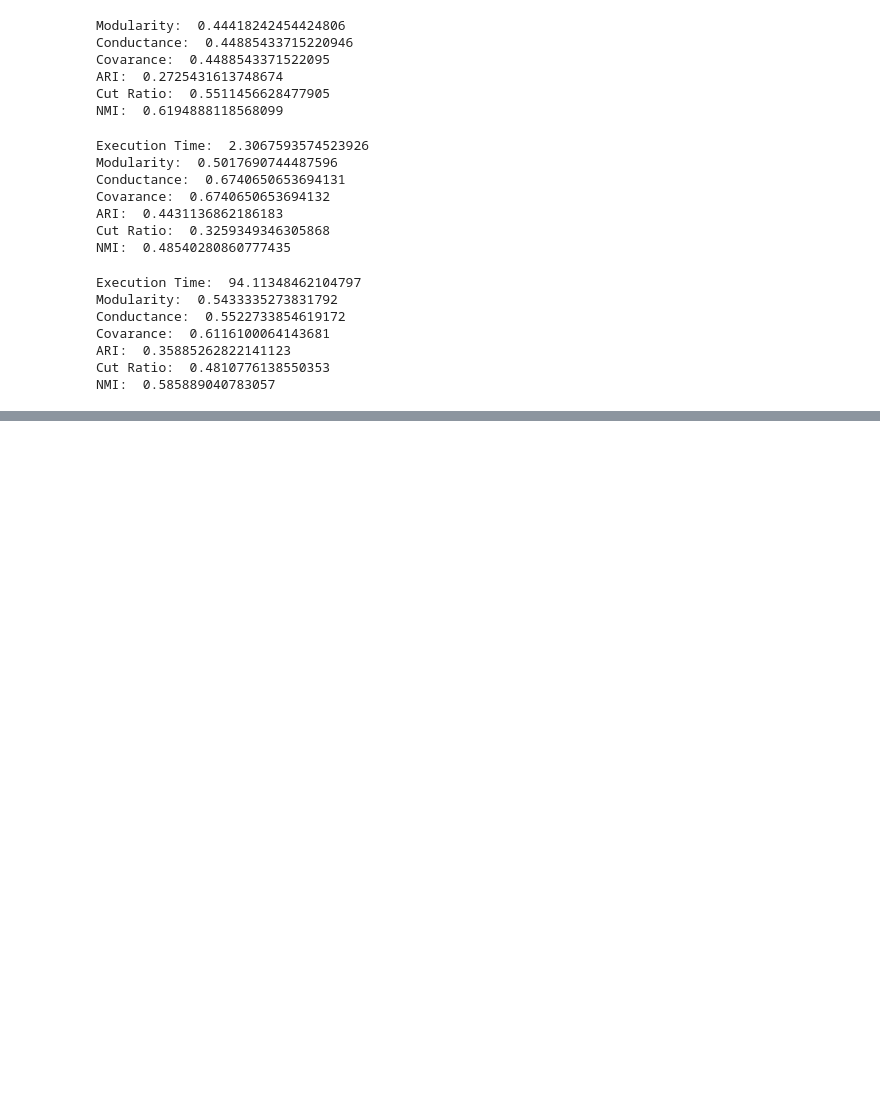
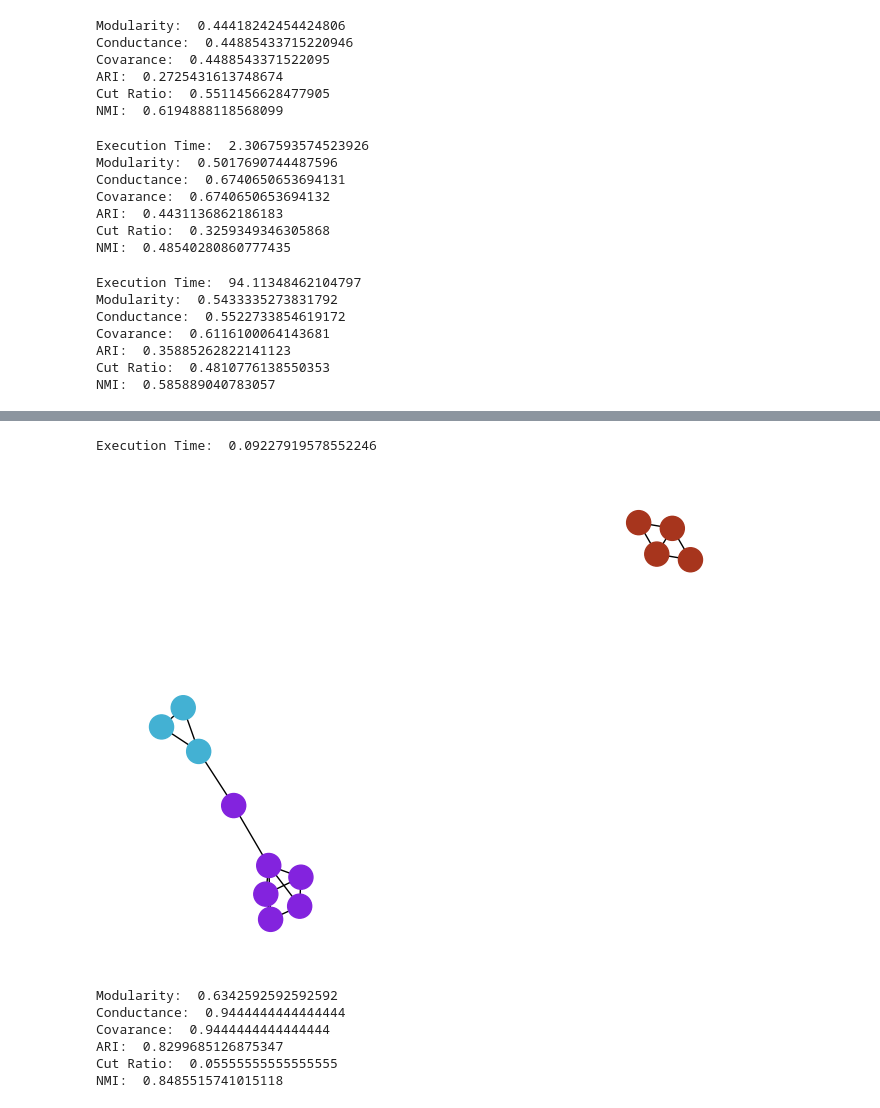
Before and after one commit to inrittik/CIDLPA, a Jupyter notebook: src/project_notebook.ipynb, the cells around one changed output, grey strips where cells are left out. Saved outputs shown, nothing was run; the diff lists cells and outputs as text; code cells hidden in the pictures; blank space fills up the shorter version.

```diff
--- a/src/project_notebook.ipynb
+++ b/src/project_notebook.ipynb
@@ -188,0 +208,19 @@ NMI:  0.585889040783057
+# %%
+import codeRunner
+
+mod,cond,cov,ari,cut_ratio,nmi = codeRunner.run_cidlpa('karate')
+print("Modularity: ", mod)
+print("Conductance: ", cond)
+print("Covarance: ", cov)
+print("ARI: ", ari)
+print("Cut Ratio: ", cut_ratio)
+print("NMI: ", nmi)
+# %% [output]
+Execution Time:  0.09227919578552246
+[figure, added]
+Modularity:  0.6342592592592592
+Conductance:  0.9444444444444444
+Covarance:  0.9444444444444444
+ARI:  0.8299685126875347
+Cut Ratio:  0.05555555555555555
+NMI:  0.8485515741015118
```
Also changed, not shown: parts of 4 cells of this notebook, 4 other files.
